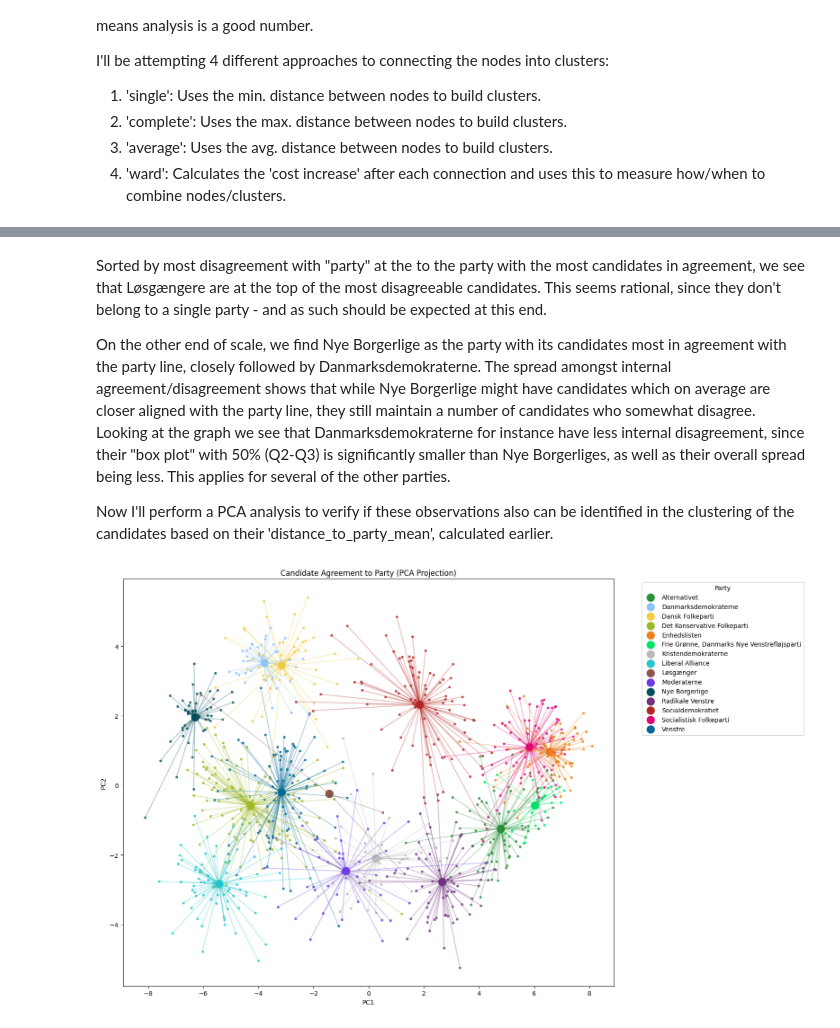
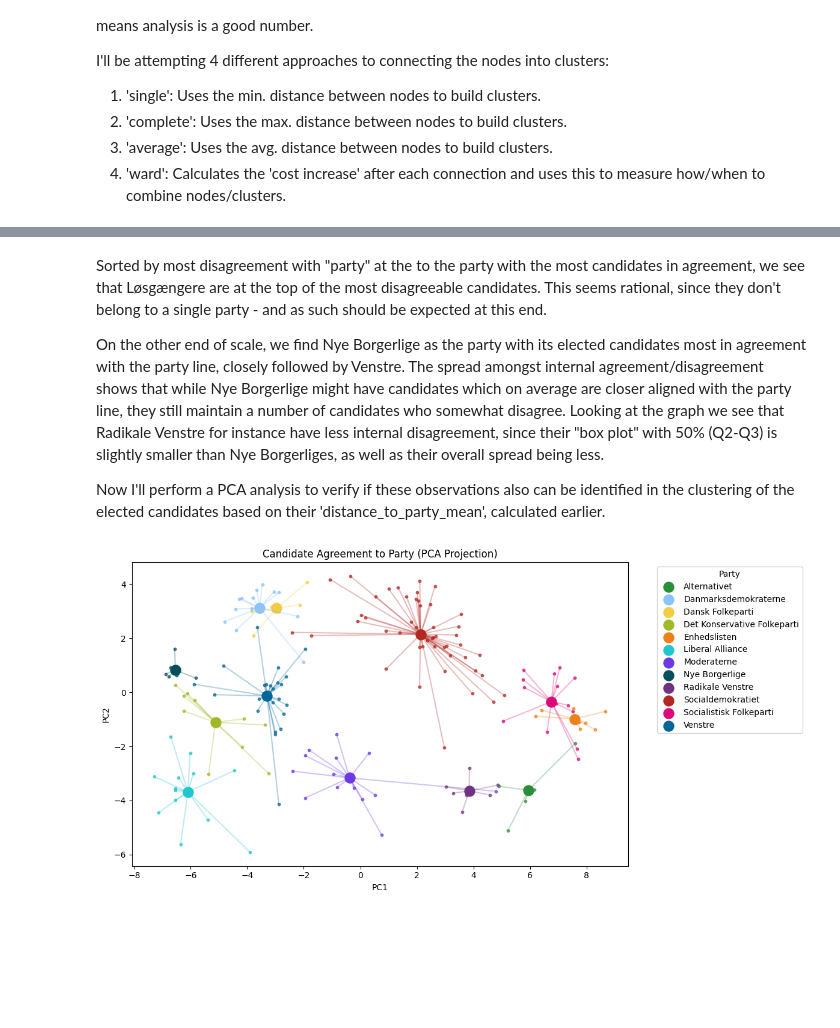
Before and after one commit to Dogmeat2000/MAL1-Python, a Jupyter notebook: Assignment 6/6. Candidate Test 2022 II.ipynb, the cells around one changed output, grey strips where cells are left out. Cells and saved outputs as stored; diff of their text form; code cells hidden in the pictures; blank space fills up the shorter version.

```diff
--- a/Assignment 6/6. Candidate Test 2022 II.ipynb
+++ b/Assignment 6/6. Candidate Test 2022 II.ipynb
@@ -76,8 +76,8 @@ from scipy.spatial.distance import euclidean
 For data pre-precessing I initially just read the questions from the file and define an array for each of the party colors, so I can properly use the party colors during later analysis.
 # %%
 # Data pre-processing
-## We base our pre-processing on the raw alldata.xlsx information, which includes a complete overview of all the responses associated with each candidate and party affiliation.
-raw_data = pd.read_excel('alldata.xlsx')
+## We base our pre-processing on the raw alldata.xlsx information, which includes a complete overview of all the responses associated with each elected candidate and party affiliation.
+raw_data = pd.read_excel('electeddata.xlsx')
 
 ## Display the head of the raw data, for visual inspection:
 display(raw_data.head())
@@ -135,7 +139,7 @@ intra_party_response_data_grouped_by_party = intra_party_response_data.groupby([
 party_mean_reponses = intra_party_response_data.groupby('parti')[question_columns].mean().T
 
 # Create a combined plot for easy visual comparison between parties
-print("\nCandidate Average Responses visualized for each party:")
+print("\nElected Candidate Average Responses visualized for each party:")
 fig, ax = plt.subplots(figsize=(16, 22))
 y_positions = np.arange(len(party_mean_reponses.index))
 
@@ -146,7 +150,7 @@ for i, party in enumerate(party_mean_reponses.columns):
 ax.set_yticks(y_positions)
 ax.set_yticklabels(question_labels, fontsize=10)
 ax.set_xlabel("Average Response\n[-2 = Strongly Disagree, +2 = Strongly Agree]", fontsize=12)
-ax.set_title("Average Candidate Responses by Party", fontsize=16)
+ax.set_title("Average Elected Candidate Responses by Party", fontsize=16)
 ax.set_ylabel("Question No.", fontsize=12)
 for x in range(-2, 3):
     ax.axvline(x=x, color='gray', linestyle='--', alpha=0.4)
@@ -633,7 +637,7 @@ This sub-task will be approached by;
 # Data Pre-Processing:
 # 1. Let's first prepare the data:
 ## Remove non-numerical columns:
-X = raw_data
+X = pd.read_excel('electeddata.xlsx')
 X = X.drop(columns=['storkreds', 'alder', 'navn'])
 
 ## Remove any rows with missing data:
@@ -653,7 +657,7 @@ print("Scaled party mean responses:")
 display(party_mean_responses_scaled)
 
 # 2. Compute the euclidian distance between each politician's response vector and their party's average:
-## In order to calculate the distance between each candidate and their party avg, I'll be using the euclidian distance calculation, which simply calculates the distance between two points in each dimension (49 dimensions)
+## In order to calculate the distance between each elected candidate and their party avg, I'll be using the euclidian distance calculation, which simply calculates the distance between two points in each dimension (49 dimensions)
 ## The principle is to calculate the square root of the total sum of squared differences across all dimensions
 distances = []
 for idx, row in X_scaled_df.drop(columns='parti').iterrows():
@@ -669,12 +673,12 @@ distance_df = pd.DataFrame(distances, columns=['index', 'name', 'parti', 'distan
 distance_df_sorted = distance_df.sort_values(by='distance_to_party_mean').reset_index(drop=True)
 
 # Print most aligned members:
-print("Top 10 most aligned (in agreement) members with each party's average responses:")
+print("\n\nTop 10 most aligned (in agreement) members with each party's average responses:")
 display(distance_df_sorted.head(10))
 print()
 
 # Print least aligned members:
-print("Top 10 least aligned (in agreement) members with each party's average responses:")
+print("\n\nTop 10 least aligned (in agreement) members with each party's average responses:")
 display(distance_df_sorted.tail(10))
 # %% [output]
 Scaled party mean responses:
@@ -751,9 +752,9 @@ Age distribution visualized
 # %% [markdown]
 Sorted by most disagreement with "party" at the to the party with the most candidates in agreement, we see that Løsgængere are at the top of the most disagreeable candidates. This seems rational, since they don't belong to a single party - and as such should be expected at this end.
 
-On the other end of scale, we find Nye Borgerlige as the party with its candidates most in agreement with the party line, closely followed by Danmarksdemokraterne. The spread amongst internal agreement/disagreement shows that while Nye Borgerlige might have candidates which on average are closer aligned with the party line, they still maintain a number of candidates who somewhat disagree. Looking at the graph we see that Danmarksdemokraterne for instance have less internal disagreement, since their "box plot" with 50% (Q2-Q3) is significantly smaller than Nye Borgerliges, as well as their overall spread being less. This applies for several of the other parties.
+On the other end of scale, we find Nye Borgerlige as the party with its elected candidates most in agreement with the party line, closely followed by Venstre. The spread amongst internal agreement/disagreement shows that while Nye Borgerlige might have candidates which on average are closer aligned with the party line, they still maintain a number of candidates who somewhat disagree. Looking at the graph we see that Radikale Venstre for instance have less internal disagreement, since their "box plot" with 50% (Q2-Q3) is slightly smaller than Nye Borgerliges, as well as their overall spread being less.
 
-Now I'll perform a PCA analysis to verify if these observations also can be identified in the clustering of the candidates based on their 'distance_to_party_mean', calculated earlier.
+Now I'll perform a PCA analysis to verify if these observations also can be identified in the clustering of the elected candidates based on their 'distance_to_party_mean', calculated earlier.
 # %%
 # Apply PCA:
 pca = PCA(n_components=2)
@@ -762,37 +763,37 @@ X_pca = pca.fit_transform(X_scaled)
 # Ensure to have party averages added as well:
 party_means_pca = pca.transform(party_mean_responses_scaled)
 
-# Since the X_pca scaled data nor party_means_pca contain 'navn', 'alder' or 'storkreds', I need to re-map some of these values to be able to identify each candidate.
+# Since the X_pca scaled data nor party_means_pca contain 'navn', 'alder' or 'storkreds', I need to re-map some of these values to be able to identify each elected candidate.
 party_means_pca_df = pd.DataFrame(party_means_pca, index=party_mean_responses_scaled.index, columns=['PC1', 'PC2'])
 X_pca_df = pd.DataFrame(X_pca, columns=['PC1', 'PC2'])
 X_pca_df['parti'] = X_scaled_df['parti'].values
 X_pca_df['navn'] = raw_data.loc[X_scaled_df.index, 'navn']
 
-plt.figure(figsize=(16, 10))
+plt.figure(figsize=(12, 6))
 
-# Plot each candidate and line to their party centroid:
+# Plot each elected candidate and line to their party centroid:
 for idx, row in X_pca_df.iterrows():
     party = row['parti']
     name = row['navn']
     x, y = row['PC1'], row['PC2']
     px, py = party_means_pca_df.loc[party]
 
     color = party_colors.get(party, '#888888')
     plt.plot([x, px], [y, py], color=color, alpha=0.3)  # Line to centroid
-    plt.scatter(x, y, color=color, s=10, alpha=0.7)  # Candidate
+    plt.scatter(x, y, color=color, s=10, alpha=0.7)  # Elected Candidate
 
 # Plot party centroids:
 for party, row in party_means_pca_df.iterrows():
     px, py = row['PC1'], row['PC2']
     color = party_colors.get(party, '#000000')
     plt.scatter(px, py, color=color, s=150, marker='o', label=party)
 
-plt.title("Candidate Agreement to Party (PCA Projection)")
+plt.title("Elected Candidate Agreement to Party (PCA Projection)")
 plt.xlabel("PC1")
 plt.ylabel("PC2")
 plt.legend(title="Party", bbox_to_anchor=(1.05, 1), loc='upper left')
 plt.tight_layout()
 plt.show()
 # %% [output]
-[figure, old version]
+[figure, new version]
 # %% [markdown]
```
Also changed, not shown: parts of 27 cells of this notebook.
